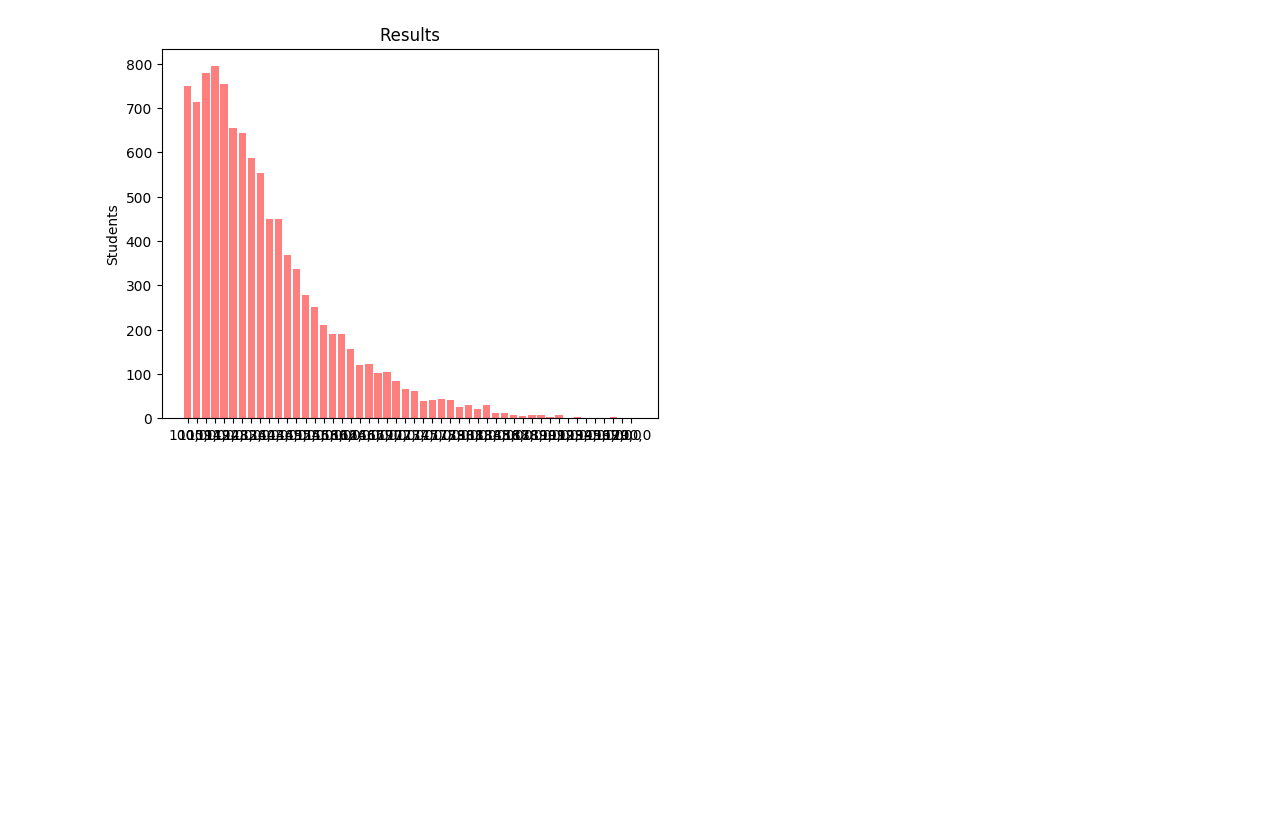
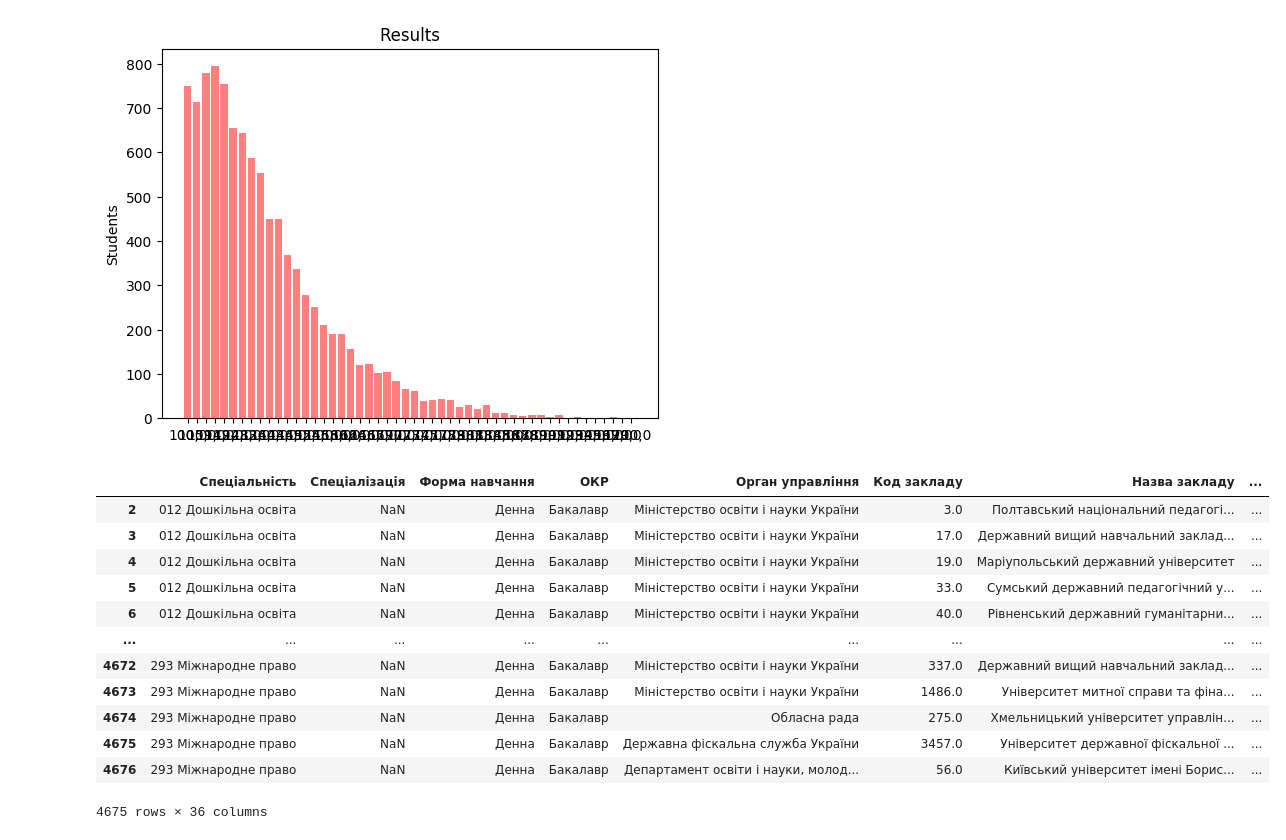
Before and after one commit to maab2198/applied_ds_python, a Jupyter notebook: applied_plotting/C2_A4.ipynb, the cells around one changed output. Saved outputs shown, nothing was run; the diff lists cells and outputs as text; code cells hidden in the pictures; blank space fills up the shorter version.

```diff
--- a/applied_plotting/C2_A4.ipynb
+++ b/applied_plotting/C2_A4.ipynb
@@ -444,3 +357,20 @@ plt.title('Results')
 plt.show()
 # %% [output]
 [figure]
+# %%
+comp = pd.read_excel(path + 'KONKURS_Universities.xlsx', skiprows=2).dropna(subset=['Спеціальність'])
+comp
+# %% [output]
+|  | Спеціальність | Спеціалізація | Форма навчання | ОКР | Орган управління | Код закладу | Назва закладу | ... |
+| 2 | 012 Дошкільна освіта | NaN | Денна | Бакалавр | Міністерство освіти і науки України | 3.0 | Полтавський національний педагогі... | ... |
+| 3 | 012 Дошкільна освіта | NaN | Денна | Бакалавр | Міністерство освіти і науки України | 17.0 | Державний вищий навчальний заклад... | ... |
+| 4 | 012 Дошкільна освіта | NaN | Денна | Бакалавр | Міністерство освіти і науки України | 19.0 | Маріупольський державний університет | ... |
+| 5 | 012 Дошкільна освіта | NaN | Денна | Бакалавр | Міністерство освіти і науки України | 33.0 | Сумський державний педагогічний у... | ... |
+| 6 | 012 Дошкільна освіта | NaN | Денна | Бакалавр | Міністерство освіти і науки України | 40.0 | Рівненський державний гуманітарни... | ... |
+| ... | ... | ... | ... | ... | ... | ... | ... | ... |
+| 4672 | 293 Міжнародне право | NaN | Денна | Бакалавр | Міністерство освіти і науки України | 337.0 | Державний вищий навчальний заклад... | ... |
+| 4673 | 293 Міжнародне право | NaN | Денна | Бакалавр | Міністерство освіти і науки України | 1486.0 | Університет митної справи та фіна... | ... |
+| 4674 | 293 Міжнародне право | NaN | Денна | Бакалавр | Обласна рада | 275.0 | Хмельницький університет управлін... | ... |
+| 4675 | 293 Міжнародне право | NaN | Денна | Бакалавр | Державна фіскальна служба України | 3457.0 | Університет державної фіскальної ... | ... |
+| 4676 | 293 Міжнародне право | NaN | Денна | Бакалавр | Департамент освіти і науки, молод... | 56.0 | Київський університет імені Борис... | ... |
+4675 rows × 36 columns
```
Also changed, not shown: parts of 36 cells of this notebook.
